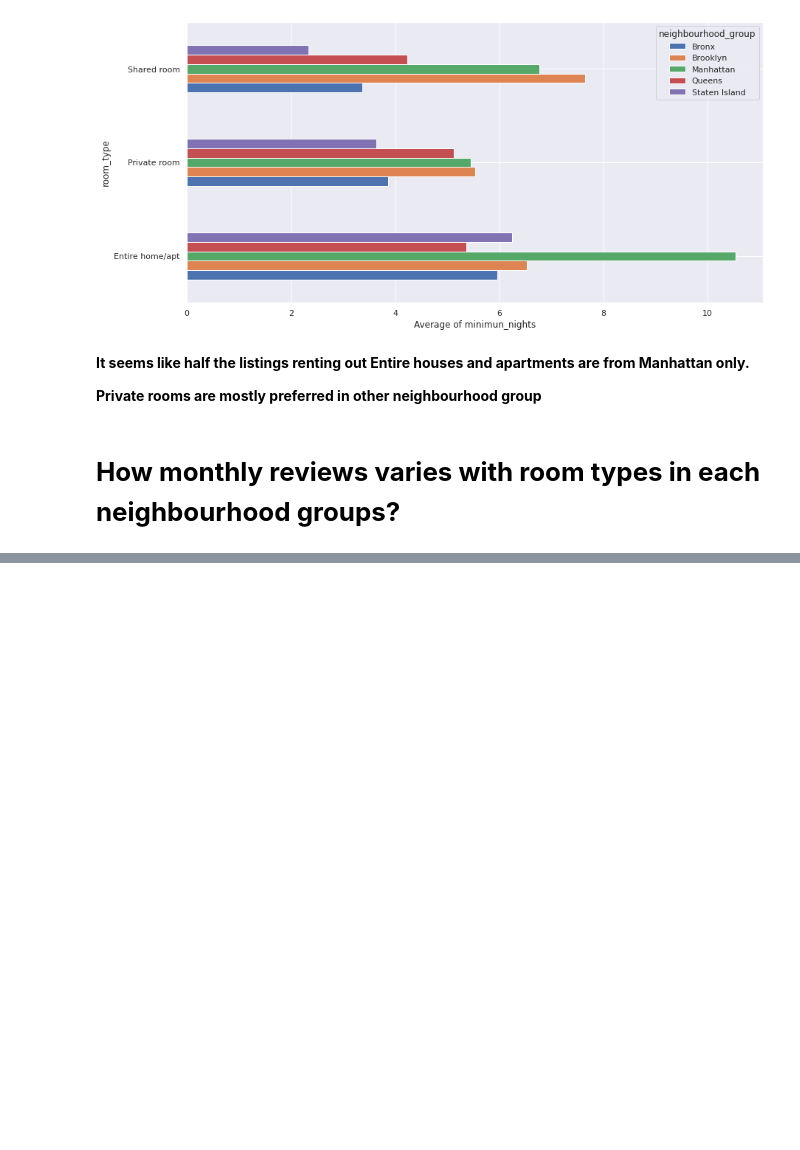
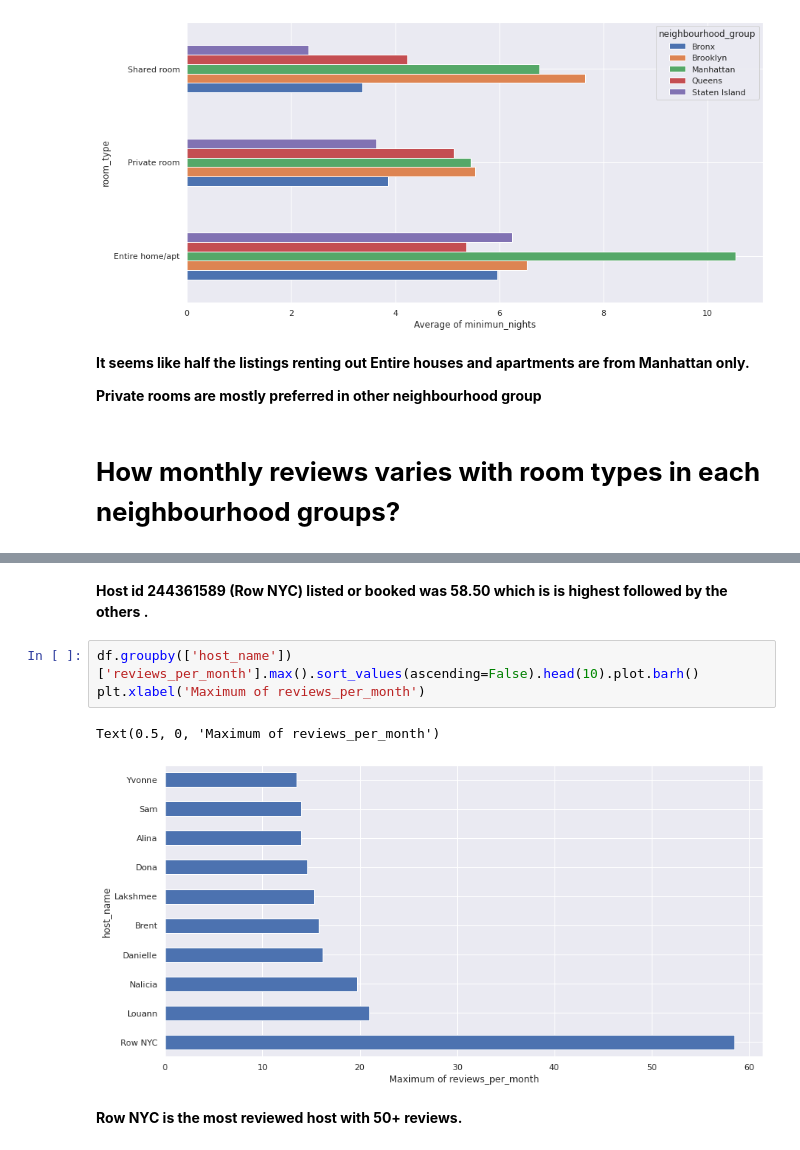
Before and after one commit to ShuklaRajni/Airbnb-Booking-Analysis, a Jupyter notebook: Airbnb_Booking_Analysis.ipynb, the cells around one changed output, grey strips where cells are left out. Drawn from its saved outputs; the diff is of its cells as text; blank space fills up the shorter version.

```diff
--- a/Airbnb_Booking_Analysis.ipynb
+++ b/Airbnb_Booking_Analysis.ipynb
@@ -403,0 +492,10 @@ Text(0.5, 0, 'Average of minimun_nights')
+# %% [markdown]
+**Host id 244361589 (Row NYC) listed or booked was 58.50 which is is highest followed by the others .**
+# %%
+df.groupby(['host_name'])['reviews_per_month'].max().sort_values(ascending=False).head(10).plot.barh()
+plt.xlabel('Maximum of reviews_per_month')
+# %% [output]
+Text(0.5, 0, 'Maximum of reviews_per_month')
+[figure, added]
+# %% [markdown]
+**Row NYC is the most reviewed host with 50+ reviews.**
```
Also changed, not shown: parts of 8 cells of this notebook.
